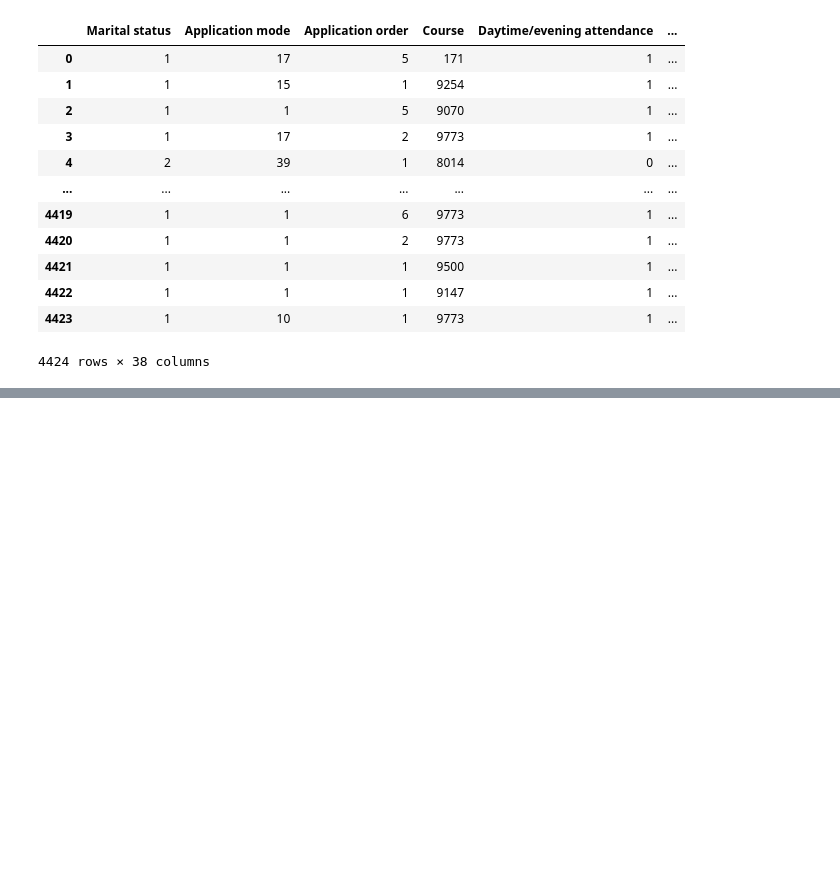
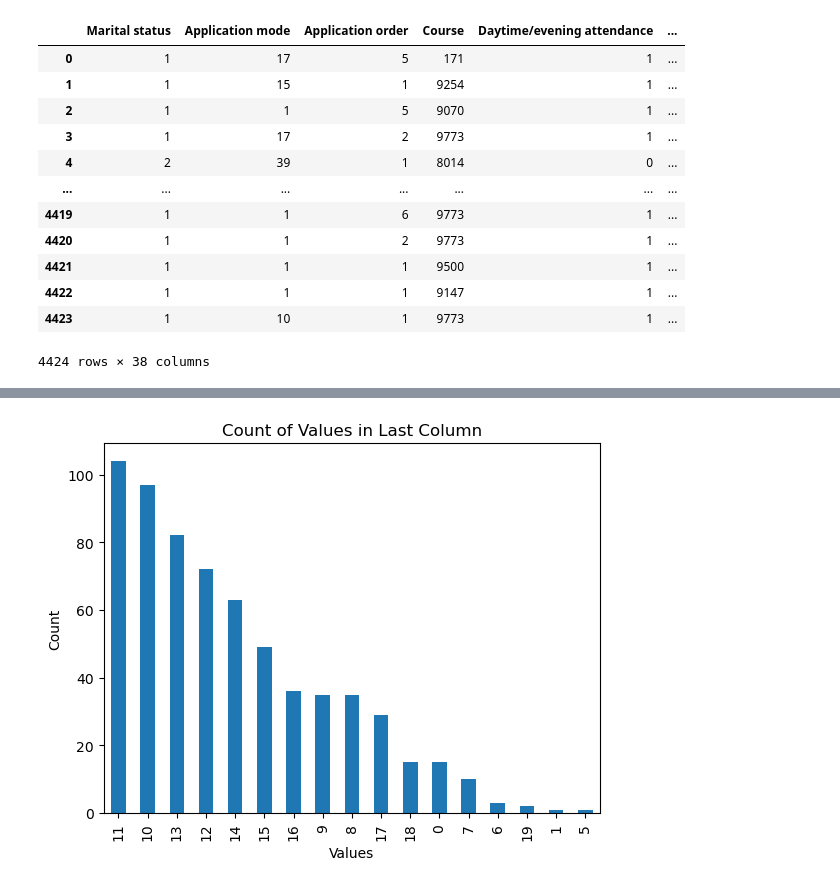
Before and after one commit to kyleham12/AcademicSuccessPredictor, a Jupyter notebook: cs171proj.ipynb, the cells around one changed output, grey strips where cells are left out. Saved outputs shown, nothing was run; the diff lists cells and outputs as text; code cells hidden in the pictures; blank space fills up the shorter version.

```diff
--- a/cs171proj.ipynb
+++ b/cs171proj.ipynb
@@ -183,0 +303,14 @@ mod_df
+# %%
+last_column = port_lang_data["G3"]
+
+# Count the values in the last column
+value_counts = last_column.value_counts()
+
+# Plot the count values on a bar chart
+value_counts.plot(kind='bar')
+plt.title("Count of Values in Last Column")
+plt.xlabel("Values")
+plt.ylabel("Count")
+plt.show()
+# %% [output]
+[figure, added]
```
Also changed, not shown: parts of 17 cells of this notebook, 1 other file.
